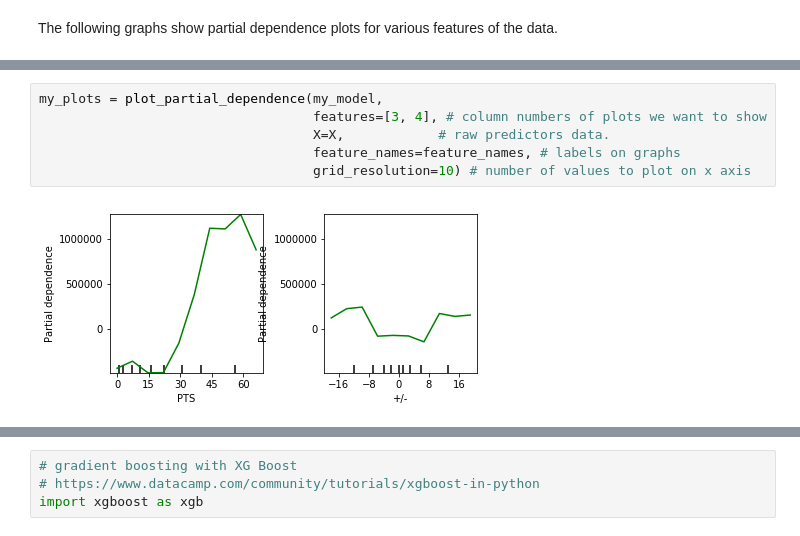
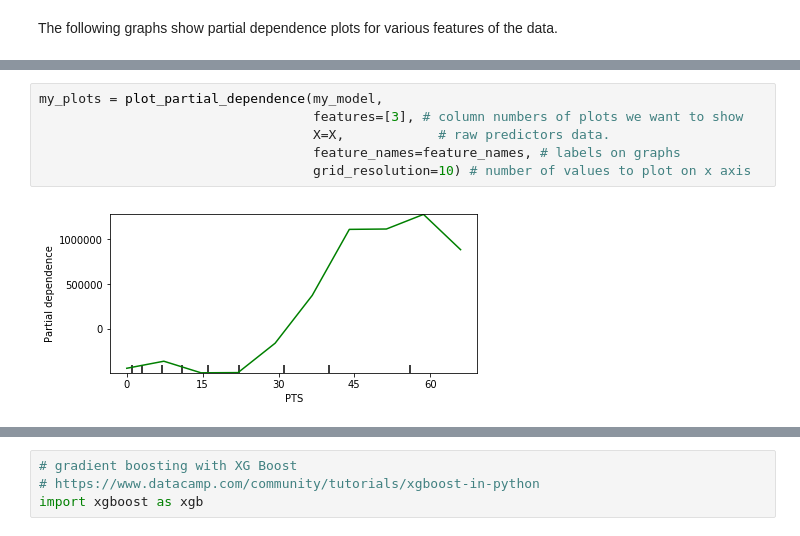
Before and after one commit to carsonreid/seng474project, a Jupyter notebook: nhl.ipynb, the cells around one changed output, grey strips where cells are left out. Drawn from its saved outputs; the diff is of its cells as text.

```diff
--- a/nhl.ipynb
+++ b/nhl.ipynb
@@ -396,8 +362,8 @@ my_plots = plot_partial_dependence(my_model,
 # %%
 my_plots = plot_partial_dependence(my_model,
-                                   features=[3, 4], # column numbers of plots we want to show
+                                   features=[3], # column numbers of plots we want to show
                                    X=X,            # raw predictors data.
                                    feature_names=feature_names, # labels on graphs
                                    grid_resolution=10) # number of values to plot on x axis
 # %% [output]
-[figure, old version]
+[figure, new version]
```
Also changed, not shown: parts of 49 cells of this notebook.
